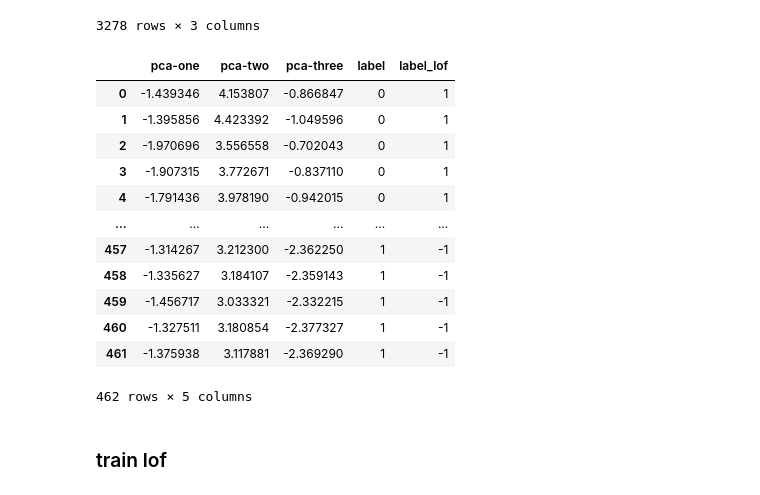
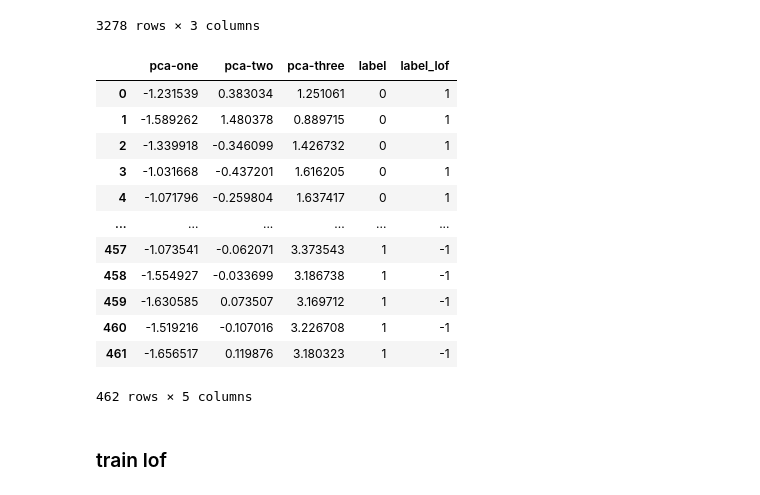
Before and after one commit to gitkeniwo/gps-spoofing-detection, a Jupyter notebook: notebooks/whelan.ipynb, the cells around one changed output. Drawn from its saved outputs; the diff is of its cells as text; code cells hidden in the pictures.

```diff
--- a/notebooks/whelan.ipynb
+++ b/notebooks/whelan.ipynb
@@ -490,22 +477,29 @@ df_train_lof
 | 3277 | 0.926639 | 0.454571 | 0.685102 |
 3278 rows × 3 columns
 # %%
+trace = 4
+spoofed_data = data_preprocessing('../data/drive-me-not/spoofed/spoofed_trace'+str(trace)+'.csv',
+                                selected_attributes= ['GPS_lat', 'GPS_long', 'Time', 'vx', 'vy', 'ax', 'ay', 'spoofed'],
+                                trace_num=trace)
+
+spoofed_for_test = process_spoofed_data(spoofed_data, scaler, pca_train)
+
 label_lof = spoofed_for_test.label.apply(lambda x: 1 if x == 0 else -1)
 spoofed_for_test['label_lof'] = label_lof
 spoofed_for_test
 # %% [output]
 |  | pca-one | pca-two | pca-three | label | label_lof |
-| 0 | -1.439346 | 4.153807 | -0.866847 | 0 | 1 |
-| 1 | -1.395856 | 4.423392 | -1.049596 | 0 | 1 |
-| 2 | -1.970696 | 3.556558 | -0.702043 | 0 | 1 |
-| 3 | -1.907315 | 3.772671 | -0.837110 | 0 | 1 |
-| 4 | -1.791436 | 3.978190 | -0.942015 | 0 | 1 |
+| 0 | -1.231539 | 0.383034 | 1.251061 | 0 | 1 |
+| 1 | -1.589262 | 1.480378 | 0.889715 | 0 | 1 |
+| 2 | -1.339918 | -0.346099 | 1.426732 | 0 | 1 |
+| 3 | -1.031668 | -0.437201 | 1.616205 | 0 | 1 |
+| 4 | -1.071796 | -0.259804 | 1.637417 | 0 | 1 |
 | ... | ... | ... | ... | ... | ... |
-| 457 | -1.314267 | 3.212300 | -2.362250 | 1 | -1 |
-| 458 | -1.335627 | 3.184107 | -2.359143 | 1 | -1 |
-| 459 | -1.456717 | 3.033321 | -2.332215 | 1 | -1 |
-| 460 | -1.327511 | 3.180854 | -2.377327 | 1 | -1 |
-| 461 | -1.375938 | 3.117881 | -2.369290 | 1 | -1 |
+| 457 | -1.073541 | -0.062071 | 3.373543 | 1 | -1 |
+| 458 | -1.554927 | -0.033699 | 3.186738 | 1 | -1 |
+| 459 | -1.630585 | 0.073507 | 3.169712 | 1 | -1 |
+| 460 | -1.519216 | -0.107016 | 3.226708 | 1 | -1 |
+| 461 | -1.656517 | 0.119876 | 3.180323 | 1 | -1 |
 462 rows × 5 columns
 # %% [markdown]
 ### train lof
```
Also changed, not shown: parts of 14 cells of this notebook.
